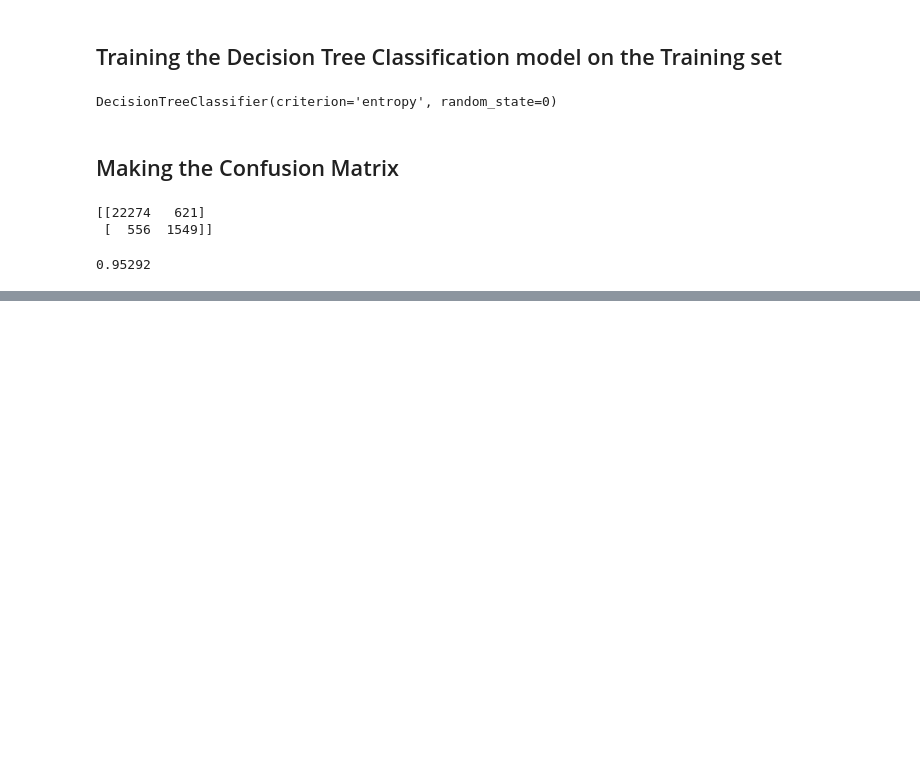
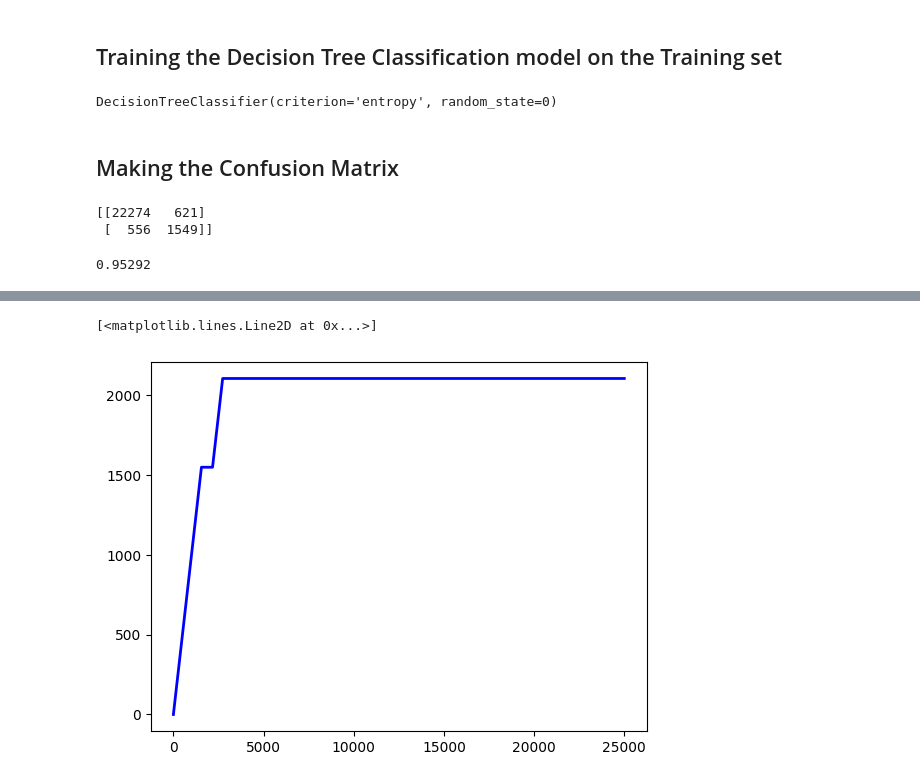
Before and after one commit to pooyanosk1382/DiabetesPrediction, a Jupyter notebook: DecisionTreeClassification.ipynb, the cells around one changed output, grey strips where cells are left out. Saved outputs shown, nothing was run; the diff lists cells and outputs as text; code cells hidden in the pictures; blank space fills up the shorter version.

```diff
--- a/DecisionTreeClassification.ipynb
+++ b/DecisionTreeClassification.ipynb
@@ -64,0 +75,8 @@ accuracy_score(yTest, yPred)
+# %%
+lm = [y for _, y in sorted(zip(yPred, yTest), reverse = True)]
+x = np.arange(0, total + 1)
+y = np.append([0], np.cumsum(lm))
+plt.plot(x, y, c = 'b', label = 'Random classifier', linewidth = 2)
+# %% [output]
+[<matplotlib.lines.Line2D at 0x...>]
+[figure, added]
```
Also changed, not shown: parts of 2 cells of this notebook.
